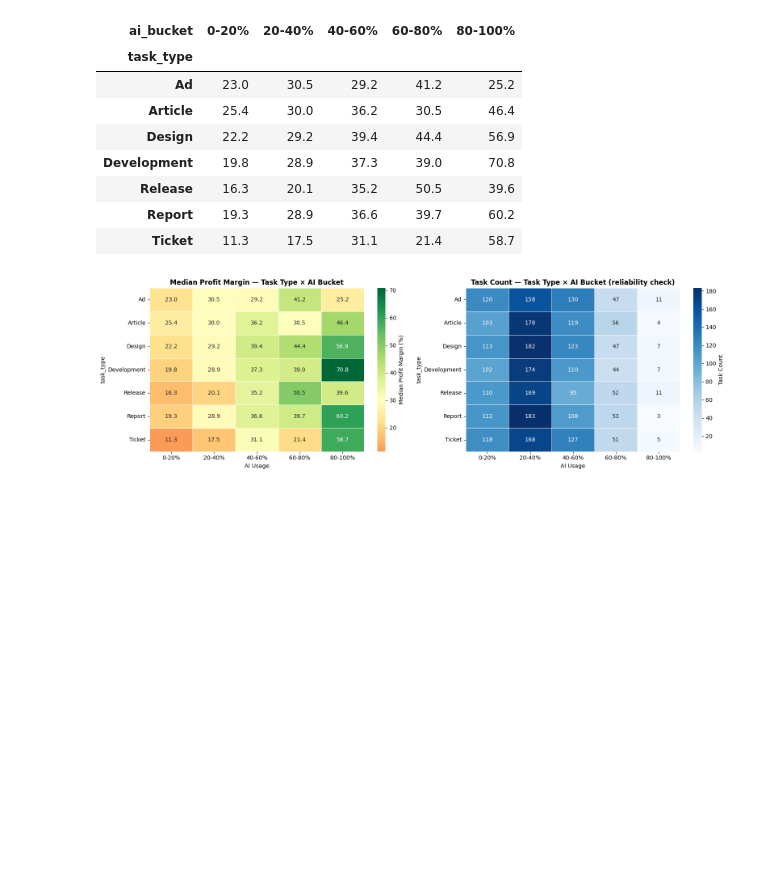
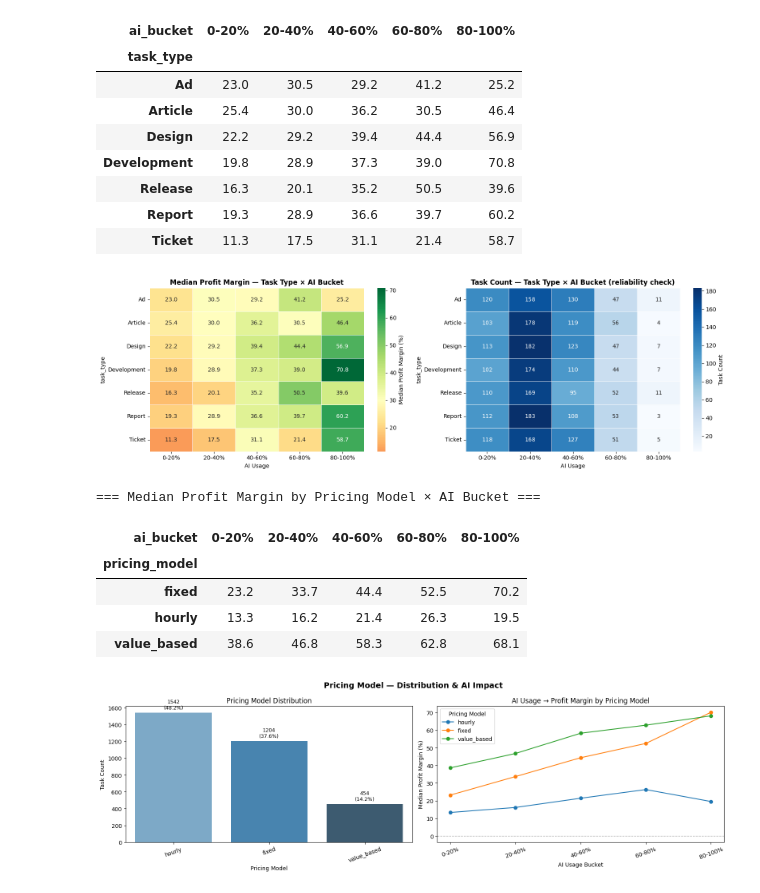
Before and after one commit to andreamammano89-maker/ML_Project_SEA_815441, a Jupyter notebook: main.ipynb, the cells around one changed output. Drawn from its saved outputs; the diff is of its cells as text; code cells hidden in the pictures; blank space fills up the shorter version.

Commit message:
add 2 analysis

```diff
--- a/main.ipynb
+++ b/main.ipynb
@@ -1730,6 +1806,85 @@ display(task_margin)
 | Report | 19.3 | 28.9 | 36.6 | 39.7 | 60.2 |
 | Ticket | 11.3 | 17.5 | 31.1 | 21.4 | 58.7 |
 [figure]
+# %%
+# ── Segmented Analysis: Pricing Model × AI Bucket ────────────
+
+# 1. Pricing model distribution
+fig, axes = plt.subplots(1, 2, figsize=(16, 5))
+fig.suptitle('Pricing Model — Distribution & AI Impact', fontsize=14, fontweight='bold')
+
+pricing_counts = (
+    df_productivity['pricing_model']
+    .value_counts(dropna=True)
+    .reset_index()
+)
+
+sns.barplot(
+    data=pricing_counts,
+    x='pricing_model',
+    y='count',
+    palette='Blues_d',
+    ax=axes[0]
+)
+total = pricing_counts['count'].sum()
+for bar in axes[0].patches:
+    height = bar.get_height()
+    axes[0].annotate(
+        f'{int(height)}\n({height/total*100:.1f}%)',
+        xy=(bar.get_x() + bar.get_width() / 2, height),
+        xytext=(0, 4), textcoords='offset points',
+        ha='center', va='bottom', fontsize=9
+    )
+axes[0].set_title('Pricing Model Distribution')
+axes[0].set_xlabel('Pricing Model')
+axes[0].set_ylabel('Task Count')
+axes[0].tick_params(axis='x', rotation=20)
+
+# 2. AI → Profit Margin by pricing model
+ai_order = ['0-20%', '20-40%', '40-60%', '60-80%', '80-100%']
+
+for pricing in df_productivity['pricing_model'].dropna().unique():
+    subset = df_productivity[df_productivity['pricing_model'] == pricing]
+    median_by_bucket = (
+        subset.groupby('ai_bucket', observed=True)['profit_margin']
+        .median()
+        .reindex(ai_order)
+    )
+    axes[1].plot(
+        median_by_bucket.index,
+        median_by_bucket.values,
+        marker='o',
+        label=pricing
+    )
+
+axes[1].axhline(0, color='grey', linestyle='--', linewidth=1, alpha=0.6)
+axes[1].set_title('AI Usage → Profit Margin by Pricing Model')
+axes[1].set_xlabel('AI Usage Bucket')
+axes[1].set_ylabel('Median Profit Margin (%)')
+axes[1].legend(title='Pricing Model')
+axes[1].tick_params(axis='x', rotation=20)
+
+plt.tight_layout()
+
+# 3. Summary table
+pricing_margin = df_productivity.pivot_table(
+    values='profit_margin',
+    index='pricing_model',
+    columns='ai_bucket',
+    aggfunc='median',
+    observed=True
+).round(1)
+
+print("\n=== Median Profit Margin by Pricing Model × AI Bucket ===")
+display(pricing_margin)
+# %% [output]
+=== Median Profit Margin by Pricing Model × AI Bucket ===
+| ai_bucket | 0-20% | 20-40% | 40-60% | 60-80% | 80-100% |
+| pricing_model |  |  |  |  |  |
+| fixed | 23.2 | 33.7 | 44.4 | 52.5 | 70.2 |
+| hourly | 13.3 | 16.2 | 21.4 | 26.3 | 19.5 |
+| value_based | 38.6 | 46.8 | 58.3 | 62.8 | 68.1 |
+[figure, added]
 # %% [markdown]
 ### Segmented Analysis Findings
 
```
Also changed, not shown: parts of 9 cells of this notebook.
